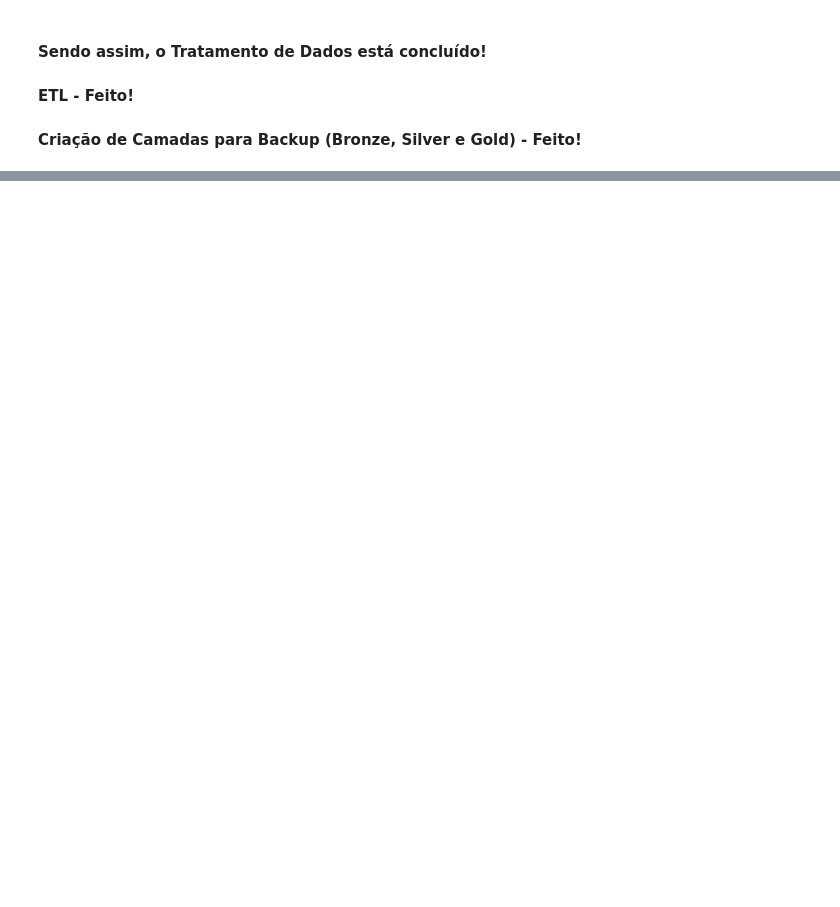
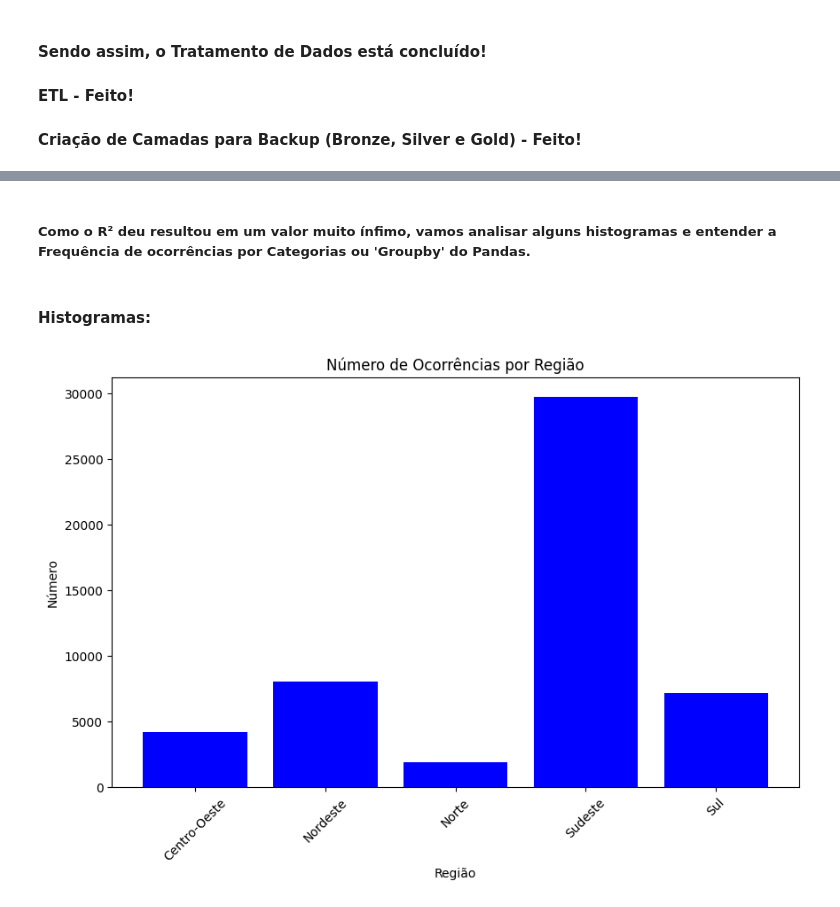
Before and after one commit to gustavo-rocha-barbosa/case-data-science-media-monks-2024, a Jupyter notebook: main.ipynb, the cells around one changed output, grey strips where cells are left out. Drawn from its saved outputs; the diff is of its cells as text; code cells hidden in the pictures; blank space fills up the shorter version.

```diff
--- a/main.ipynb
+++ b/main.ipynb
@@ -173,0 +253,18 @@ dtype: object
+# %% [markdown]
+##### Como o R² deu resultou em um valor muito ínfimo, vamos analisar alguns histogramas e entender a Frequência de ocorrências por Categorias ou 'Groupby' do Pandas.
+# %% [markdown]
+#### Histogramas:
+# %%
+# Agrupar por região, somar os números e resetar o index
+df_regiao = df.groupby('regiao')['numero'].sum().reset_index()
+
+# Plot do histograma:
+plt.figure(figsize=(10, 6))
+plt.bar(df_regiao['regiao'], df_regiao['numero'], color='blue')
+plt.xlabel('Região')
+plt.ylabel('Número')
+plt.title('Número de Ocorrências por Região')
+plt.xticks(rotation=45)
+plt.show()
+# %% [output]
+[figure, added]
```
Also changed, not shown: parts of 26 cells of this notebook, 2 other files.
